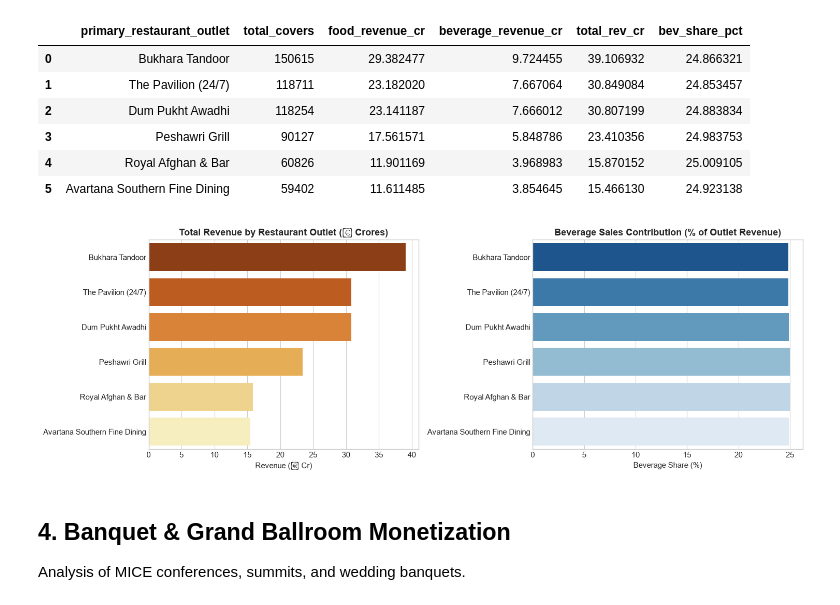
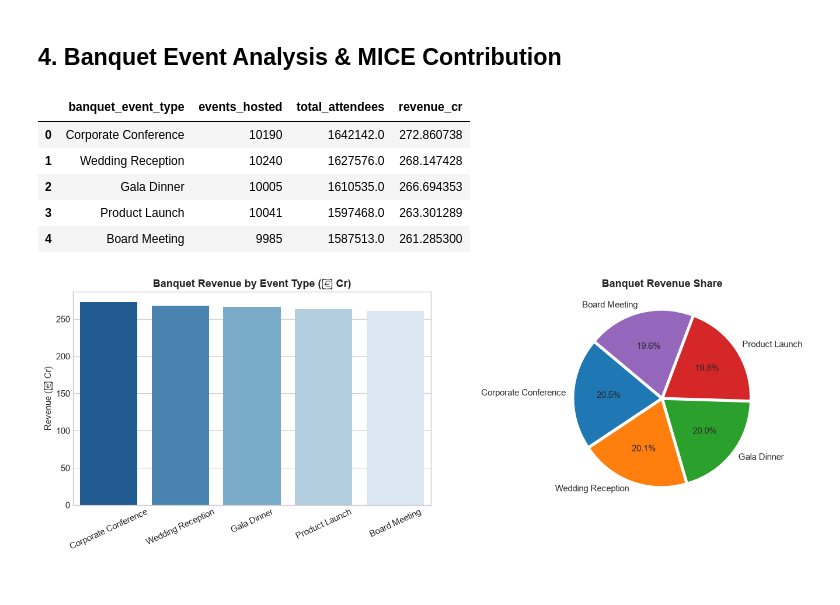
Before and after one commit to Avis1229/ITC_HOTEL_S_MODULE, a Jupyter notebook: module2_fnb_banquet_performance.ipynb, the cells around one changed output. Drawn from its saved outputs; the diff is of its cells as text; code cells hidden in the pictures.

Commit message:
Align with Invertis University BCA Report: SQL 3NF database, data cleaning pipeline, and Matplotlib visualizations

```diff
--- a/module2_fnb_banquet_performance.ipynb
+++ b/module2_fnb_banquet_performance.ipynb
@@ -67,37 +137,37 @@ Average Spend Per Cover    : ₹ 2,600.78
+# %% [markdown]
+## 4. Banquet Event Analysis & MICE Contribution
 # %%
-outlet_perf = active_fnb.groupby('primary_restaurant_outlet').agg(
-    total_covers=('dining_covers', 'sum'),
-    food_revenue_cr=('food_revenue_inr', lambda x: x.sum() / 1e7),
-    beverage_revenue_cr=('beverage_revenue_inr', lambda x: x.sum() / 1e7),
-    total_rev_cr=('total_fnb_revenue_inr', lambda x: x.sum() / 1e7)
-).sort_values(by='total_rev_cr', ascending=False).reset_index()
+banq_data = valid_fnb[valid_fnb['banquet_event_type'].notna() & (valid_fnb['banquet_event_type'] != 'None')]
+event_summary = banq_data.groupby('banquet_event_type').agg(
+    events_hosted=('booking_id', 'count'),
+    total_attendees=('banquet_attendees', 'sum'),
+    revenue_cr=('banquet_revenue_inr', lambda x: x.sum() / 1e7)
+).sort_values(by='revenue_cr', ascending=False).reset_index()
 
-outlet_perf['bev_share_pct'] = (outlet_perf['beverage_revenue_cr'] / outlet_perf['total_rev_cr']) * 100
-display(outlet_perf)
+display(event_summary)
 
-fig, axes = plt.subplots(1, 2, figsize=(15, 5))
+fig, axes = plt.subplots(1, 2, figsize=(14, 5))
 
-sns.barplot(data=outlet_perf, x='total_rev_cr', y='primary_restaurant_outlet', ax=axes[0], palette='YlOrBr_r')
-axes[0].set_title('Total Revenue by Restaurant Outlet (₹ Crores)', fontweight='bold')
-axes[0].set_xlabel('Revenue (₹ Cr)')
-axes[0].set_ylabel('')
+sns.barplot(data=event_summary, x='banquet_event_type', y='revenue_cr', ax=axes[0], palette='Blues_r')
+axes[0].set_title('Banquet Revenue by Event Type (₹ Cr)', fontweight='bold')
+axes[0].set_ylabel('Revenue (₹ Cr)')
+axes[0].set_xlabel('')
+axes[0].tick_params(axis='x', rotation=25)
 
-sns.barplot(data=outlet_perf, x='bev_share_pct', y='primary_restaurant_outlet', ax=axes[1], palette='Blues_r')
-axes[1].set_title('Beverage Sales Contribution (% of Outlet Revenue)', fontweight='bold')
-axes[1].set_xlabel('Beverage Share (%)')
-axes[1].set_ylabel('')
+n_events = len(event_summary)
+explode = [0.03] * n_events
+axes[1].pie(event_summary['revenue_cr'], labels=event_summary['banquet_event_type'],
+            autopct='%1.1f%%', startangle=140, colors=sns.color_palette('tab10', n_events),
+            explode=explode)
+axes[1].set_title('Banquet Revenue Share', fontweight='bold')
 
 plt.tight_layout()
 plt.show()
 # %% [output]
-|  | primary_restaurant_outlet | total_covers | food_revenue_cr | beverage_revenue_cr | total_rev_cr | bev_share_pct |
-| 0 | Bukhara Tandoor | 150615 | 29.382477 | 9.724455 | 39.106932 | 24.866321 |
-| 1 | The Pavilion (24/7) | 118711 | 23.182020 | 7.667064 | 30.849084 | 24.853457 |
-| 2 | Dum Pukht Awadhi | 118254 | 23.141187 | 7.666012 | 30.807199 | 24.883834 |
-| 3 | Peshawri Grill | 90127 | 17.561571 | 5.848786 | 23.410356 | 24.983753 |
-| 4 | Royal Afghan & Bar | 60826 | 11.901169 | 3.968983 | 15.870152 | 25.009105 |
-| 5 | Avartana Southern Fine Dining | 59402 | 11.611485 | 3.854645 | 15.466130 | 24.923138 |
+|  | banquet_event_type | events_hosted | total_attendees | revenue_cr |
+| 0 | Corporate Conference | 10190 | 1642142.0 | 272.860738 |
+| 1 | Wedding Reception | 10240 | 1627576.0 | 268.147428 |
+| 2 | Gala Dinner | 10005 | 1610535.0 | 266.694353 |
+| 3 | Product Launch | 10041 | 1597468.0 | 263.301289 |
+| 4 | Board Meeting | 9985 | 1587513.0 | 261.285300 |
-[figure, old version]
+[figure, new version]
-# %% [markdown]
-## 4. Banquet & Grand Ballroom Monetization
-Analysis of MICE conferences, summits, and wedding banquets.
```
Also changed, not shown: parts of 12 cells of this notebook, 1 other file.
